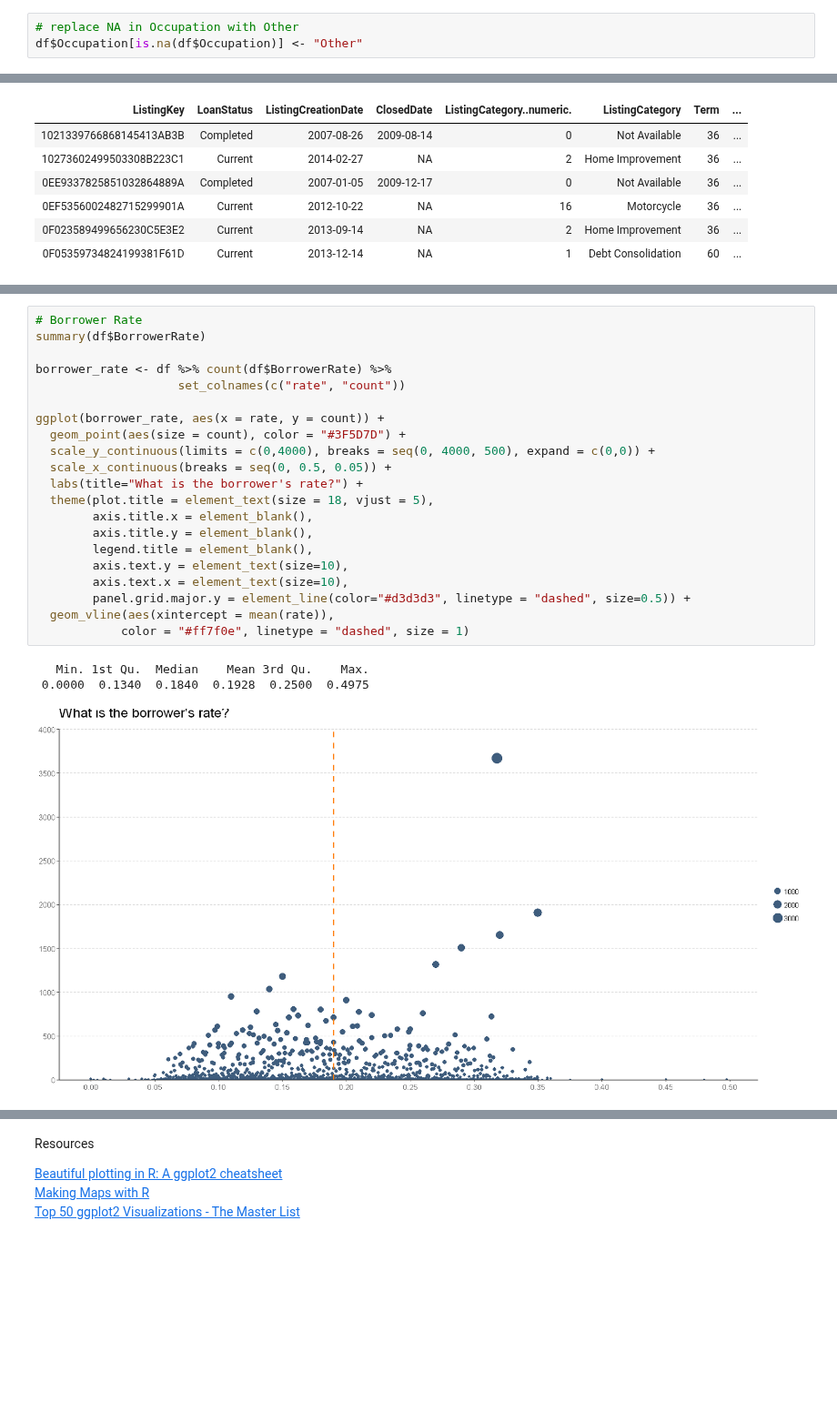
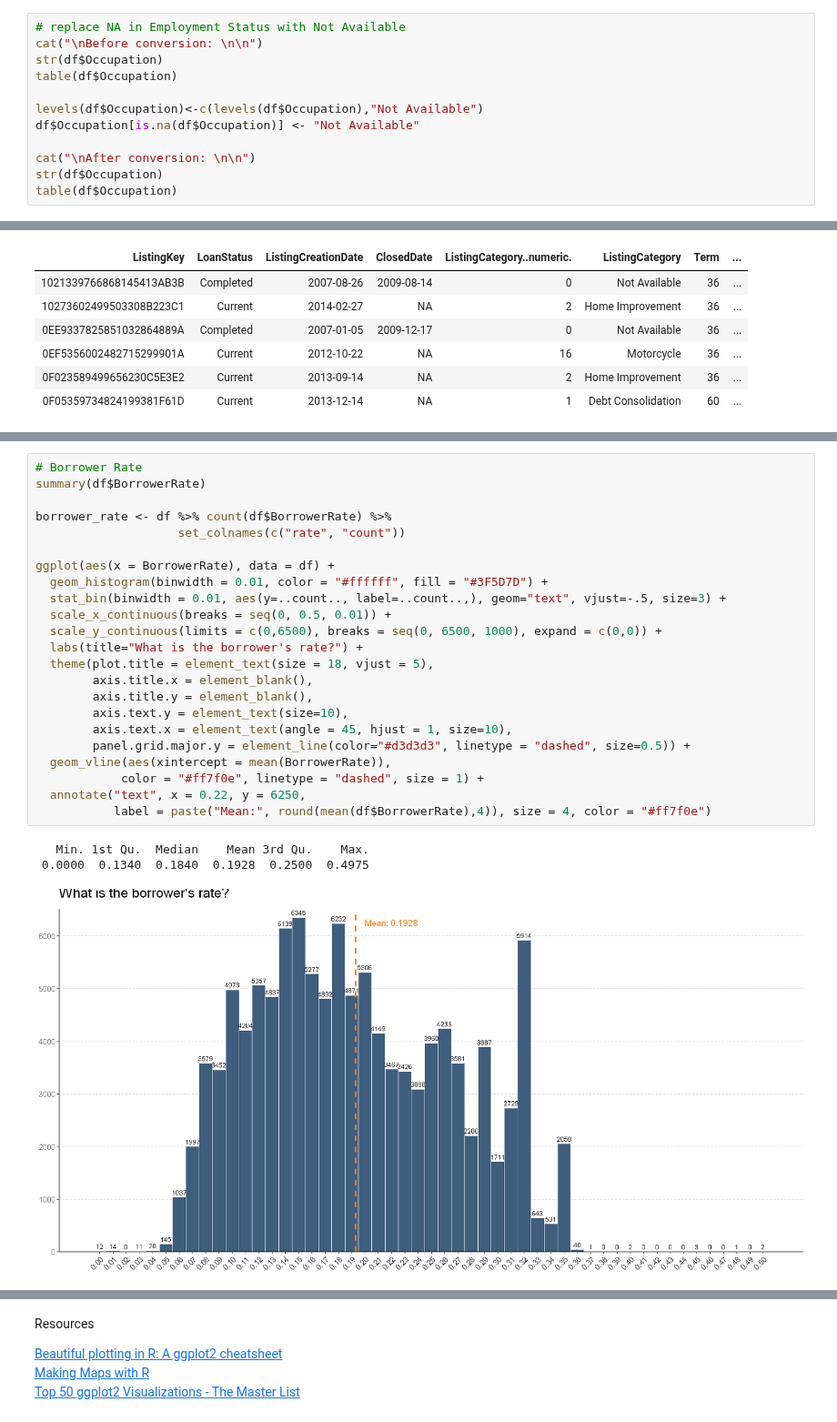
Before and after one commit to BarbaraStempien/DA--Loan-Data-from-Prosper, a Jupyter notebook: analysis.ipynb, the cells around one changed output, grey strips where cells are left out. Shown at 91% size. Cells and saved outputs as stored; diff of their text form; blank space fills up the shorter version.

```diff
--- a/analysis.ipynb
+++ b/analysis.ipynb
@@ -236,3 +383,12 @@ False  True
-# %%
-# replace NA in Occupation with Other
-df$Occupation[is.na(df$Occupation)] <- "Other"
+# %%
+# replace NA in Employment Status with Not Available
+cat("\nBefore conversion: \n\n")
+str(df$Occupation)
+table(df$Occupation)
+
+levels(df$Occupation)<-c(levels(df$Occupation),"Not Available")
+df$Occupation[is.na(df$Occupation)] <- "Not Available"
+
+cat("\nAfter conversion: \n\n")
+str(df$Occupation)
+table(df$Occupation)
@@ -371,28 +592,30 @@ waffle(c("12 months" = term$count[term$term == 12] / 500,
 # %%
 # Borrower Rate
 summary(df$BorrowerRate)
 
 borrower_rate <- df %>% count(df$BorrowerRate) %>%
                     set_colnames(c("rate", "count"))
 
-ggplot(borrower_rate, aes(x = rate, y = count)) +
-  geom_point(aes(size = count), color = "#3F5D7D") +
-  scale_y_continuous(limits = c(0,4000), breaks = seq(0, 4000, 500), expand = c(0,0)) +
-  scale_x_continuous(breaks = seq(0, 0.5, 0.05)) +
+ggplot(aes(x = BorrowerRate), data = df) +
+  geom_histogram(binwidth = 0.01, color = "#ffffff", fill = "#3F5D7D") +
+  stat_bin(binwidth = 0.01, aes(y=..count.., label=..count..,), geom="text", vjust=-.5, size=3) +
+  scale_x_continuous(breaks = seq(0, 0.5, 0.01)) +
+  scale_y_continuous(limits = c(0,6500), breaks = seq(0, 6500, 1000), expand = c(0,0)) +
   labs(title="What is the borrower's rate?") +
   theme(plot.title = element_text(size = 18, vjust = 5),
         axis.title.x = element_blank(),
         axis.title.y = element_blank(),
-        legend.title = element_blank(),
         axis.text.y = element_text(size=10),
-        axis.text.x = element_text(size=10),
+        axis.text.x = element_text(angle = 45, hjust = 1, size=10),
         panel.grid.major.y = element_line(color="#d3d3d3", linetype = "dashed", size=0.5)) +
-  geom_vline(aes(xintercept = mean(rate)),
-            color = "#ff7f0e", linetype = "dashed", size = 1)
+  geom_vline(aes(xintercept = mean(BorrowerRate)),
+            color = "#ff7f0e", linetype = "dashed", size = 1) +
+  annotate("text", x = 0.22, y = 6250,
+           label = paste("Mean:", round(mean(df$BorrowerRate),4)), size = 4, color = "#ff7f0e")
 # %% [output]
    Min. 1st Qu.  Median    Mean 3rd Qu.    Max.
  0.0000  0.1340  0.1840  0.1928  0.2500  0.4975
-[figure, old version]
+[figure, new version]
 # %%
 # Loan Original Amount statistics
 summary(df$LoanOriginalAmount)
```
Also changed, not shown: parts of 25 cells of this notebook.
